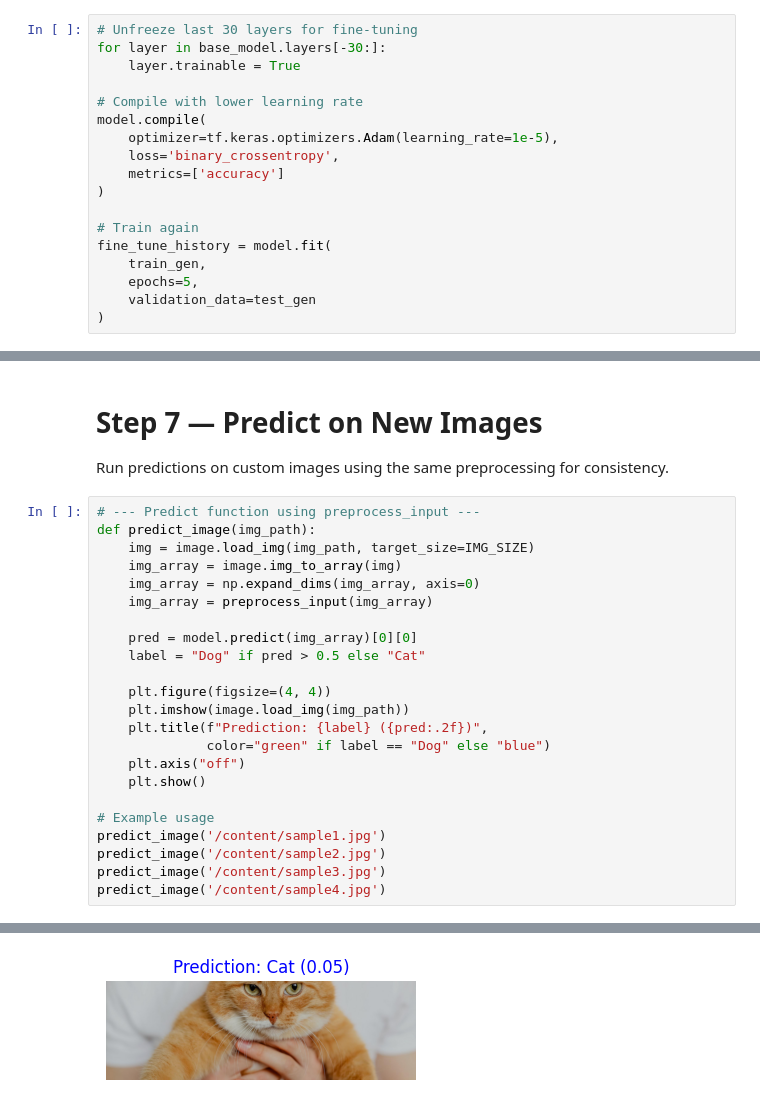
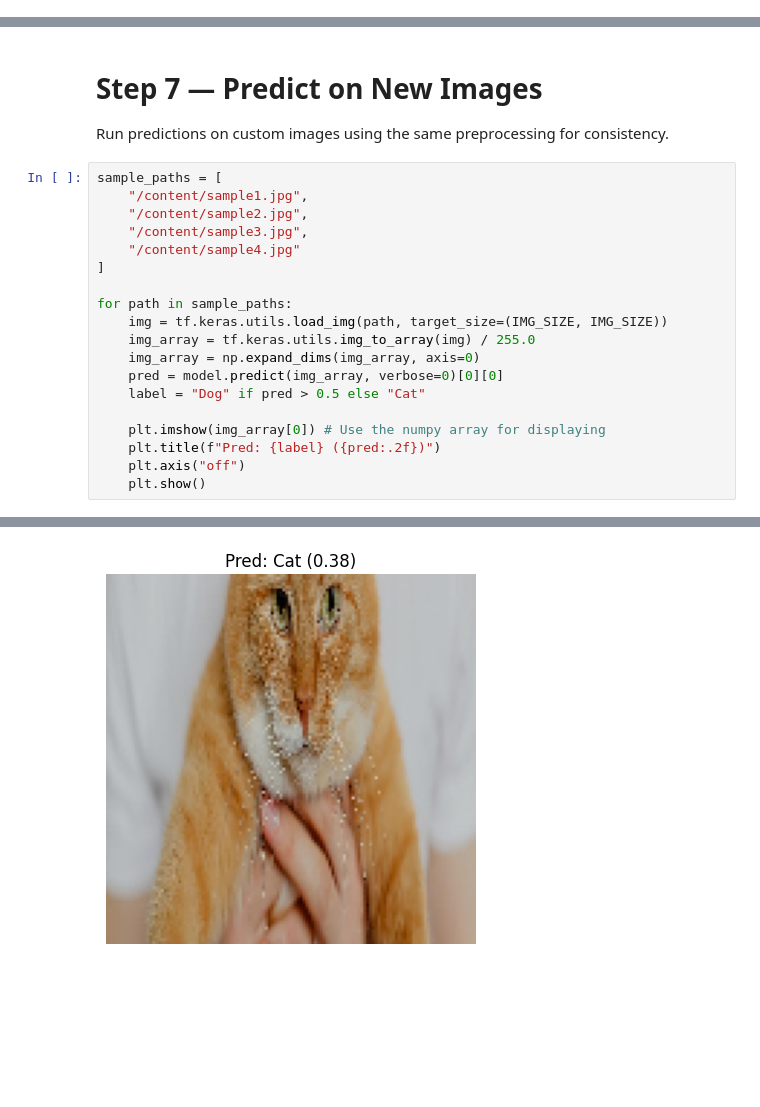
Before and after one commit to DanielRajChristeen/Custom_MobileNetV2, a Jupyter notebook: Custom_MobileNetV2.ipynb, the cells around one changed output, grey strips where cells are left out. Drawn from its saved outputs; the diff is of its cells as text; blank space fills up the shorter version.

```diff
--- a/Custom_MobileNetV2.ipynb
+++ b/Custom_MobileNetV2.ipynb
@@ -160,18 +141,0 @@ Epoch 10/10
-# %%
-# Unfreeze last 30 layers for fine-tuning
-for layer in base_model.layers[-30:]:
-    layer.trainable = True
-
-# Compile with lower learning rate
-model.compile(
-    optimizer=tf.keras.optimizers.Adam(learning_rate=1e-5),
-    loss='binary_crossentropy',
-    metrics=['accuracy']
-)
-
-# Train again
-fine_tune_history = model.fit(
-    train_gen,
-    epochs=5,
-    validation_data=test_gen
-)
@@ -199,26 +180,22 @@ print(f"✅ Test Accuracy: {acc*100:.2f}%")
 # **Step 7 — Predict on New Images**
 Run predictions on custom images using the same preprocessing for consistency.
 # %%
-# --- Predict function using preprocess_input ---
-def predict_image(img_path):
-    img = image.load_img(img_path, target_size=IMG_SIZE)
-    img_array = image.img_to_array(img)
+sample_paths = [
+    "/content/sample1.jpg",
+    "/content/sample2.jpg",
+    "/content/sample3.jpg",
+    "/content/sample4.jpg"
+]
+
+for path in sample_paths:
+    img = tf.keras.utils.load_img(path, target_size=(IMG_SIZE, IMG_SIZE))
+    img_array = tf.keras.utils.img_to_array(img) / 255.0
     img_array = np.expand_dims(img_array, axis=0)
-    img_array = preprocess_input(img_array)
-
-    pred = model.predict(img_array)[0][0]
+    pred = model.predict(img_array, verbose=0)[0][0]
     label = "Dog" if pred > 0.5 else "Cat"
 
-    plt.figure(figsize=(4, 4))
-    plt.imshow(image.load_img(img_path))
-    plt.title(f"Prediction: {label} ({pred:.2f})",
-              color="green" if label == "Dog" else "blue")
+    plt.imshow(img_array[0]) # Use the numpy array for displaying
+    plt.title(f"Pred: {label} ({pred:.2f})")
     plt.axis("off")
     plt.show()
-
-# Example usage
-predict_image('/content/sample1.jpg')
-predict_image('/content/sample2.jpg')
-predict_image('/content/sample3.jpg')
-predict_image('/content/sample4.jpg')
 # %% [output]
@@ -226 +202 @@ predict_image('/content/sample4.jpg')
-[figure, old version]
+[figure, new version]
```
Also changed, not shown: parts of 16 cells of this notebook.
